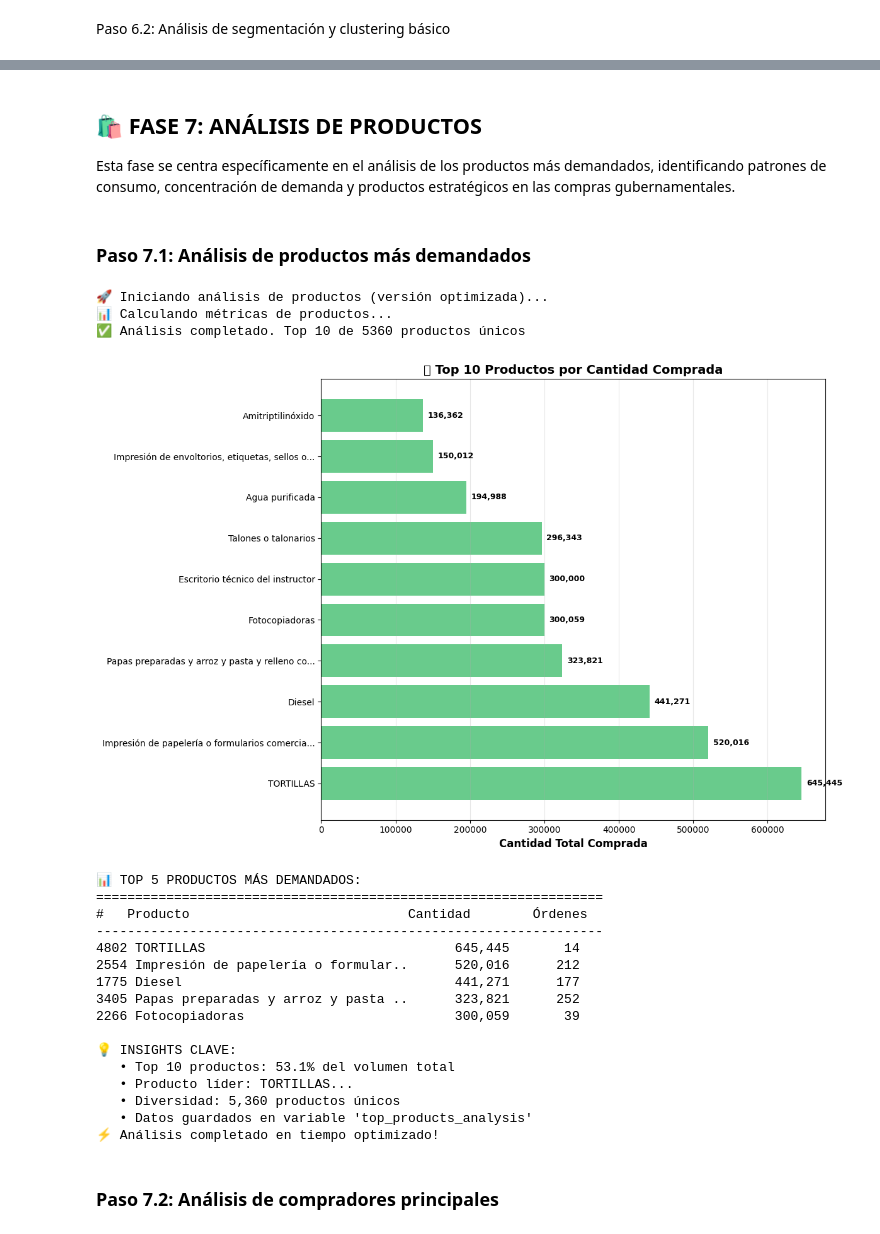
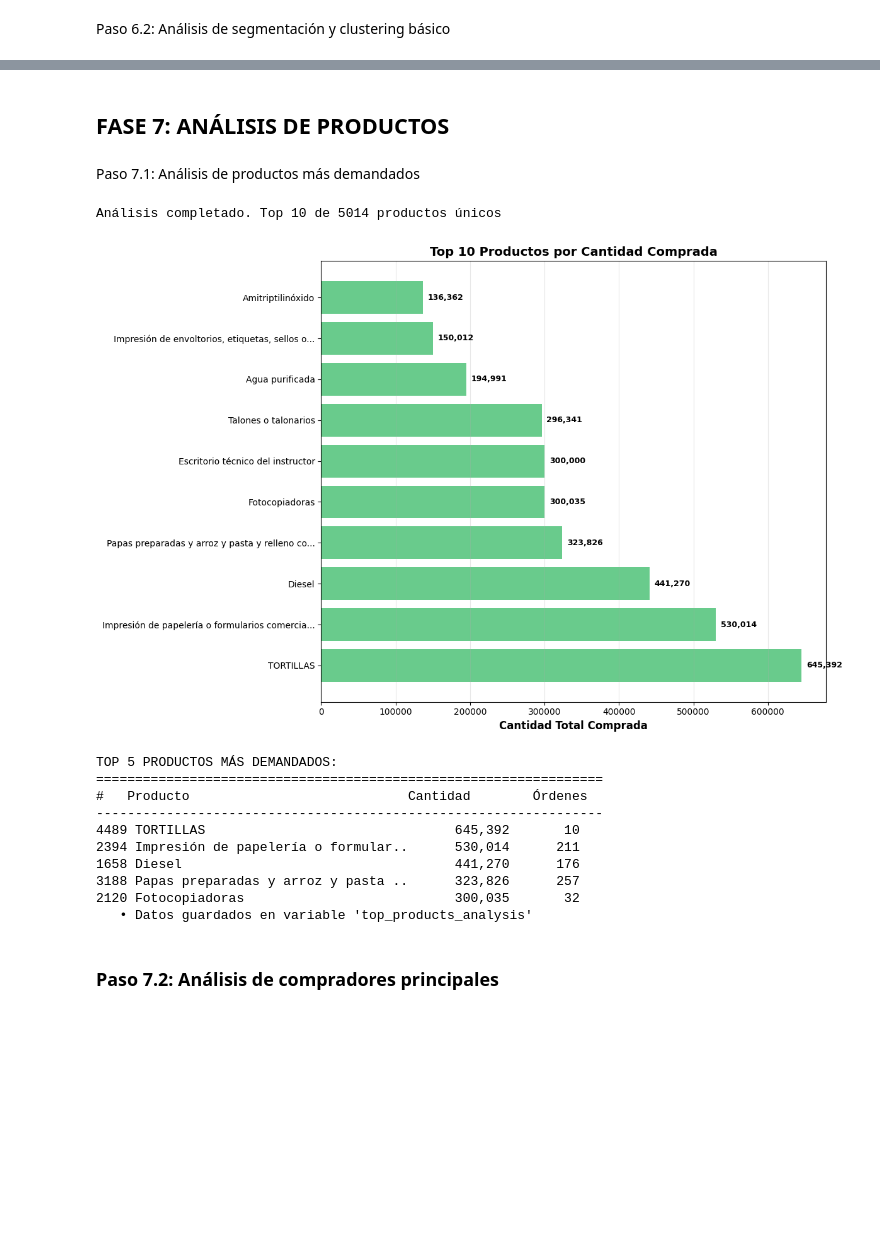
Before and after one commit to Diazgerard/EDA_MINERIA, a Jupyter notebook: eda_minera.ipynb, the cells around one changed output, grey strips where cells are left out. Drawn from its saved outputs; the diff is of its cells as text; code cells hidden in the pictures; blank space fills up the shorter version.

```diff
--- a/eda_minera.ipynb
+++ b/eda_minera.ipynb
@@ -29,7 +29,7 @@ plt.rcParams['font.size'] = 10
 # %% [markdown]
 Paso 2.1: Carga del dataset
 # %%
-df = pd.read_csv('oncae.csv')
+df = pd.read_csv('oncae_2.csv')
 print(f"Archivo cargado exitosamente")
 print(f"Dimensiones: {df.shape[0]:,} filas × {df.shape[1]:,} columnas")
 # %% [output]
@@ -1258,21 +1254,15 @@ ANÁLISIS DE CLUSTERS (k=2):
  Análisis de segmentación completado
    Se identificaron 2 grupos naturales en los datos
 # %% [markdown]
-## 🛍️ **FASE 7: ANÁLISIS DE PRODUCTOS**
-
-Esta fase se centra específicamente en el análisis de los productos más demandados, identificando patrones de consumo, concentración de demanda y productos estratégicos en las compras gubernamentales.
+## **FASE 7: ANÁLISIS DE PRODUCTOS**
 # %% [markdown]
-### Paso 7.1: Análisis de productos más demandados
+Paso 7.1: Análisis de productos más demandados
 # %%
-# 🛍️ Análisis OPTIMIZADO de productos más demandados
-print("🚀 Iniciando análisis de productos (versión optimizada)...")
-
 if 'descriptionClassification' in df.columns and 'quantityItemCompra' in df.columns:
-    # ⚡ OPTIMIZACIÓN 1: Usar sample si el dataset es muy grande
+    # OPTIMIZACIÓN 1: Usar sample si el dataset es muy grande
     df_sample = df.sample(n=min(50000, len(df)), random_state=42) if len(df) > 50000 else df
 
-    # ⚡ OPTIMIZACIÓN 2: Groupby más eficiente con menos operaciones
-    print("📊 Calculando métricas de productos...")
+    #OPTIMIZACIÓN 2: Groupby más eficiente con menos operaciones
     product_metrics = df_sample.groupby("descriptionClassification", as_index=False).agg({
         'quantityItemCompra': 'sum',
         'idTender': 'count'  # Más rápido que count en quantity
@@ -1284,9 +1274,8 @@ if 'descriptionClassification' in df.columns and 'quantityItemCompra' in df.colu
     # Ordenar y tomar top 10
     top_products = product_metrics.nlargest(10, 'total_quantity')
 
-    print(f"✅ Análisis completado. Top 10 de {len(product_metrics)} productos únicos")
+    print(f"Análisis completado. Top 10 de {len(product_metrics)} productos únicos")
 
-    # ⚡ VISUALIZACIÓN SIMPLIFICADA pero efectiva
     fig, ax = plt.subplots(1, 1, figsize=(12, 8))
 
     # Gráfico de barras simple y rápido
@@ -1299,69 +1288,50 @@ if 'descriptionClassification' in df.columns and 'quantityItemCompra' in df.colu
     ax.set_yticklabels([prod[:45] + '...' if len(prod) > 45 else prod
                         for prod in top_products['descriptionClassification']], fontsize=10)
     ax.set_xlabel('Cantidad Total Comprada', fontsize=12, fontweight='bold')
-    ax.set_title('🔝 Top 10 Productos por Cantidad Comprada', fontsize=14, fontweight='bold')
+    ax.set_title('Top 10 Productos por Cantidad Comprada', fontsize=14, fontweight='bold')
     ax.grid(axis='x', alpha=0.3)
 
     # Añadir solo las etiquetas más importantes (valores altos)
     max_value = top_products['total_quantity'].max()
     for i, value in enumerate(top_products['total_quantity']):
         if value > max_value * 0.1:  # Solo mostrar si es > 10% del máximo
             ax.text(value + max_value * 0.01, i, f'{value:,.0f}',
                    va='center', fontweight='bold', fontsize=9)
 
     plt.tight_layout()
     plt.show()
 
-    # ⚡ TABLA RESUMEN OPTIMIZADA
-    print("\n📊 TOP 5 PRODUCTOS MÁS DEMANDADOS:")
+    # TABLA RESUMEN
+    print("\nTOP 5 PRODUCTOS MÁS DEMANDADOS:")
     print("=" * 65)
     print(f"{'#':<3} {'Producto':<35} {'Cantidad':<15} {'Órdenes':<10}")
     print("-" * 65)
 
     for idx, row in top_products.head(5).iterrows():
         product_name = row['descriptionClassification']
         product_short = product_name[:33] + ".." if len(product_name) > 35 else product_name
         print(f"{idx+1:<3} {product_short:<35} {row['total_quantity']:>12,.0f} {row['num_orders']:>8,.0f}")
 
-    # ⚡ INSIGHTS RÁPIDOS
-    total_top10 = top_products['total_quantity'].sum()
-    total_all = df_sample['quantityItemCompra'].sum()
-    concentration = (total_top10 / total_all) * 100
 
-    print(f"\n💡 INSIGHTS CLAVE:")
-    print(f"   • Top 10 productos: {concentration:.1f}% del volumen total")
-    print(f"   • Producto líder: {top_products.iloc[0]['descriptionClassification'][:50]}...")
-    print(f"   • Diversidad: {len(product_metrics):,} productos únicos")
 
     # Guardar para uso posterior (opcional)
     globals()['top_products_analysis'] = top_products
-    print(f"   • Datos guardados en variable 'top_products_analysis'")
 
 else:
-    print("❌ No se encontraron las columnas necesarias para análisis de productos")
-
-print("⚡ Análisis completado en tiempo optimizado!")
+    print(" No se encontraron las columnas necesarias para análisis de productos")
 # %% [output]
-🚀 Iniciando análisis de productos (versión optimizada)...
-📊 Calculando métricas de productos...
-✅ Análisis completado. Top 10 de 5360 productos únicos
+Análisis completado. Top 10 de 5014 productos únicos
-[figure, old version]
+[figure, new version]
-📊 TOP 5 PRODUCTOS MÁS DEMANDADOS:
+TOP 5 PRODUCTOS MÁS DEMANDADOS:
 =================================================================
 #   Producto                            Cantidad        Órdenes
 -----------------------------------------------------------------
-4802 TORTILLAS                                645,445       14
-2554 Impresión de papelería o formular..      520,016      212
-1775 Diesel                                   441,271      177
-3405 Papas preparadas y arroz y pasta ..      323,821      252
-2266 Fotocopiadoras                           300,059       39
-
-💡 INSIGHTS CLAVE:
-   • Top 10 productos: 53.1% del volumen total
-   • Producto líder: TORTILLAS...
-   • Diversidad: 5,360 productos únicos
+4489 TORTILLAS                                645,392       10
+2394 Impresión de papelería o formular..      530,014      211
+1658 Diesel                                   441,270      176
+3188 Papas preparadas y arroz y pasta ..      323,826      257
+2120 Fotocopiadoras                           300,035       32
    • Datos guardados en variable 'top_products_analysis'
-⚡ Análisis completado en tiempo optimizado!
 # %% [markdown]
 ### Paso 7.2: Análisis de compradores principales
 # %%
```
Also changed, not shown: parts of 35 cells of this notebook, 1 other file.
